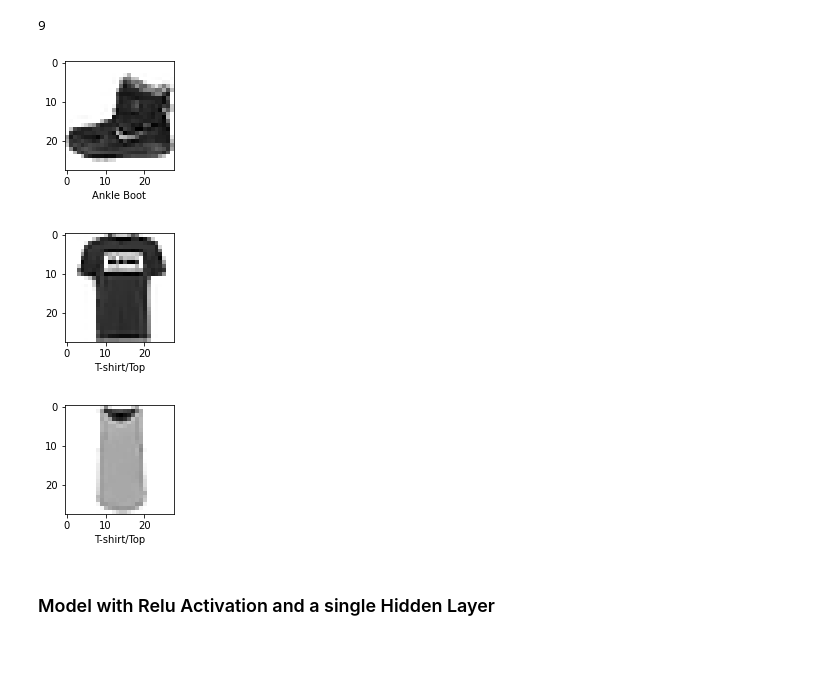
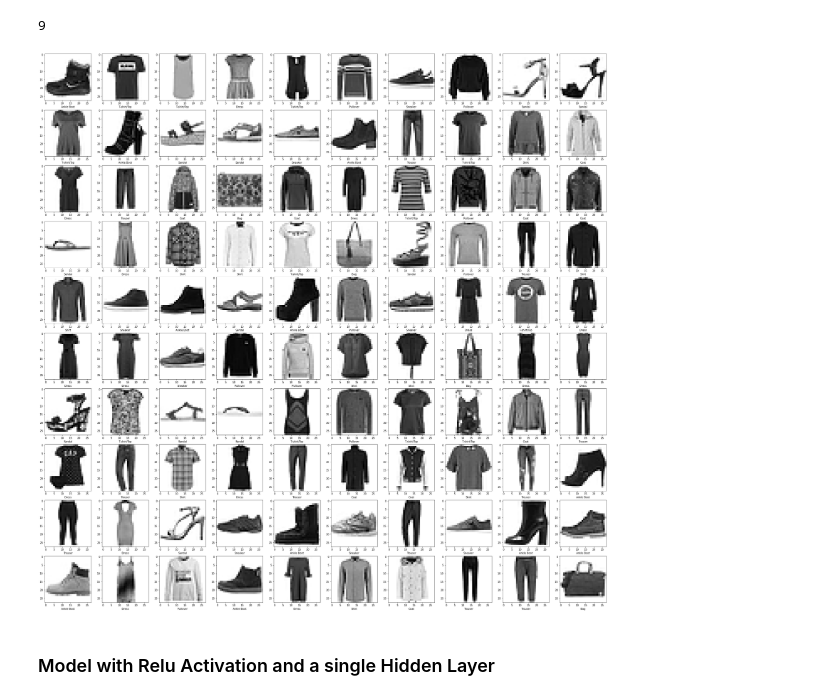
Before and after one commit to santhoshbvsrk/DeepLearning, a Jupyter notebook: MNIST/Fashion_MNIST.ipynb, the cells around one changed output. Drawn from its saved outputs; the diff is of its cells as text; code cells hidden in the pictures; blank space fills up the shorter version.

```diff
--- a/MNIST/Fashion_MNIST.ipynb
+++ b/MNIST/Fashion_MNIST.ipynb
@@ -77,13 +77,15 @@ def plot_sample(X,y,index):
   plt.imshow(X[index],cmap=plt.cm.binary)   #this function is used to print image & cmap=plt.cm.binary makes the color of image to black & white
   plt.xlabel(class_names[y[index]])
 # %%
-#printing first 3 images from the training dataset by calling the above created function
-for index in range(0,3):
-  plot_sample(train_images,train_labels,index)
+#printing first 100 images from the training dataset by calling the above created function
+plt.figure(figsize=(40,40))
+for index in range(100):
+  plt.subplot(10,10,index+1)
+  plt.imshow(train_images[index],cmap=plt.cm.binary)
+  plt.xlabel(class_names[train_labels[index]])
+plt.show()
 # %% [output]
-[figure, old version]
+[figure, new version]
-[figure, removed]
-[figure, removed]
 # %%
 #normalizing dataset i.e., the value in each and image has values from 0 to 255 which is nothing but the pixel, we'll normalize it to be between 0-1.
 #Normalizing will be done on the images from both training & testing datasets
```
Also changed, not shown: parts of 16 cells of this notebook.
